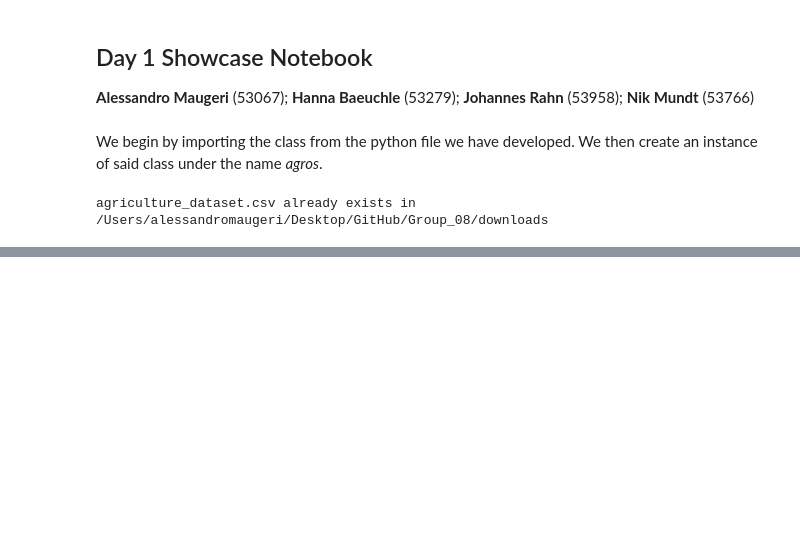
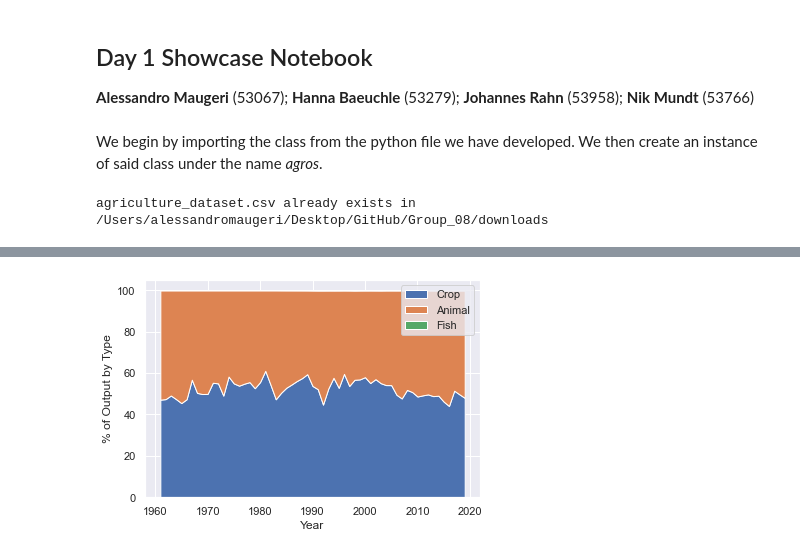
Before and after one commit to Nik-mundt/Group_08, a Jupyter notebook: agros_notebook.ipynb, the cells around one changed output, grey strips where cells are left out. Saved outputs shown, nothing was run; the diff lists cells and outputs as text; code cells hidden in the pictures; blank space fills up the shorter version.

```diff
--- a/agros_notebook.ipynb
+++ b/agros_notebook.ipynb
@@ -23,0 +51,5 @@ agriculture_dataset.csv already exists in /Users/alessandromaugeri/Desktop/GitHu
+# %%
+# Normalized Values
+agros.area_chart("South Africa", True)
+# %% [output]
+[figure, added]
```
Also changed, not shown: parts of 12 cells of this notebook.
